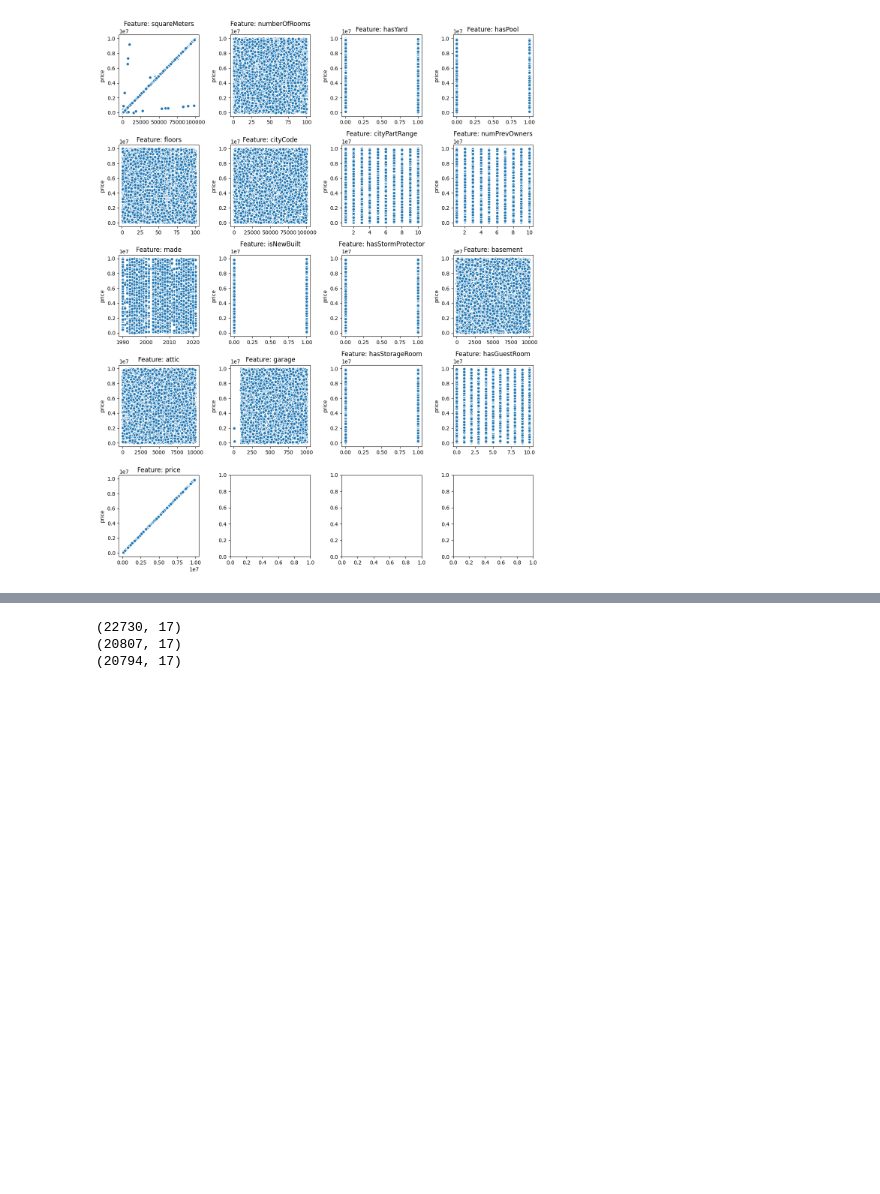
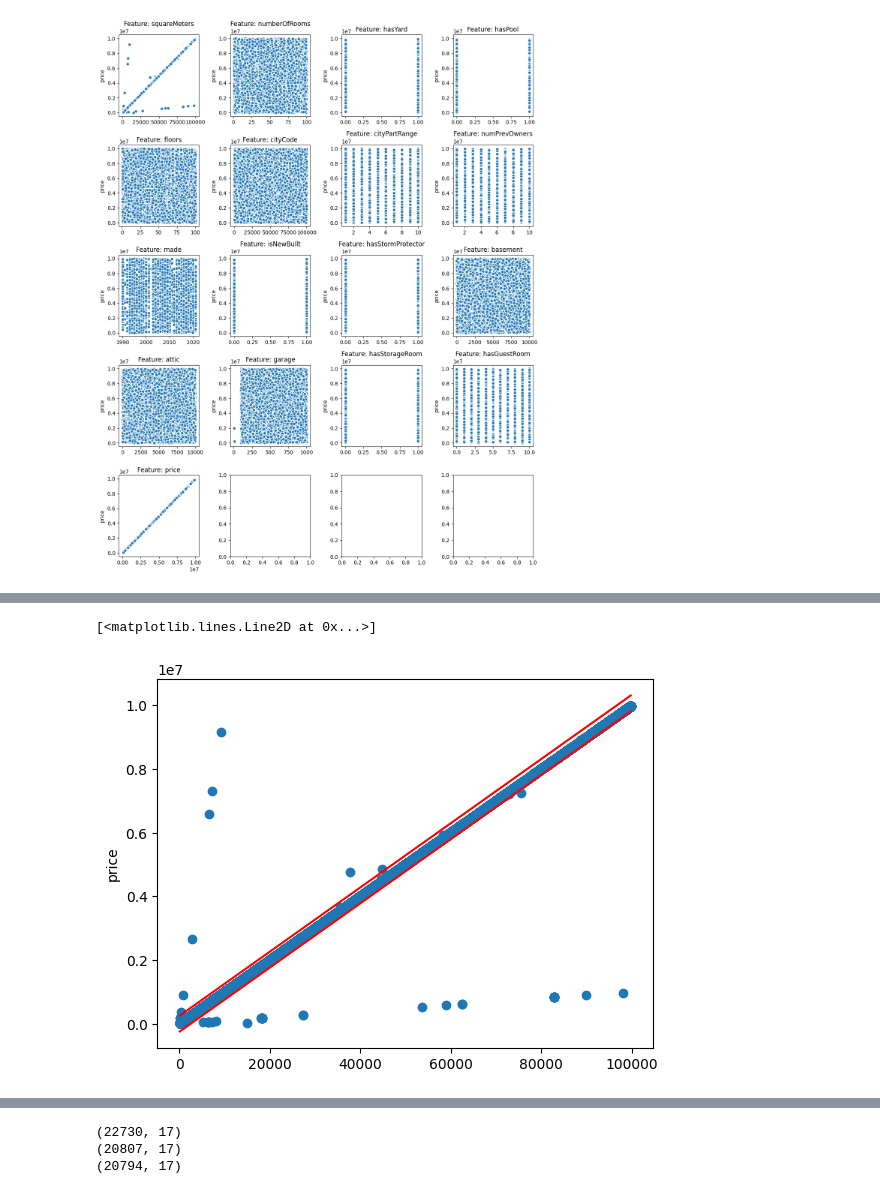
Before and after one commit to PashaIanko/Kaggle.ParisHousingPrices, a Jupyter notebook: 2_data_preparation.ipynb, the cells around one changed output, grey strips where cells are left out. Drawn from its saved outputs; the diff is of its cells as text; code cells hidden in the pictures; blank space fills up the shorter version.

```diff
--- a/2_data_preparation.ipynb
+++ b/2_data_preparation.ipynb
@@ -190,0 +206,17 @@ visualize_target_vs_columns(
+# %%
+(df_source['price'] / df_source['squareMeters']).mean()
+_, ax = plt.subplots()
+ax.scatter(
+    y=df_source['price'],
+    x=df_source['squareMeters']
+)
+ax.set_ylabel('price')
+
+x = np.linspace(df_source['squareMeters'].min(), df_source['squareMeters'].max(), 100)
+y = np.array([100.83 * x_ for x_ in x])
+OFFSET = 250000
+ax.plot(x, y + OFFSET, color='red')
+ax.plot(x, y - OFFSET, color='red')
+# %% [output]
+[<matplotlib.lines.Line2D at 0x...>]
+[figure, added]
```
Also changed, not shown: parts of 10 cells of this notebook.
